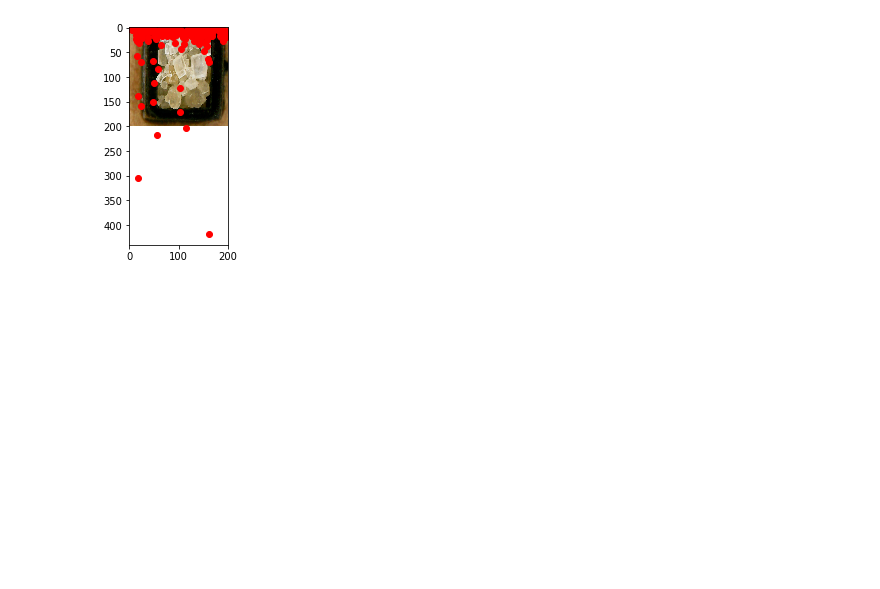
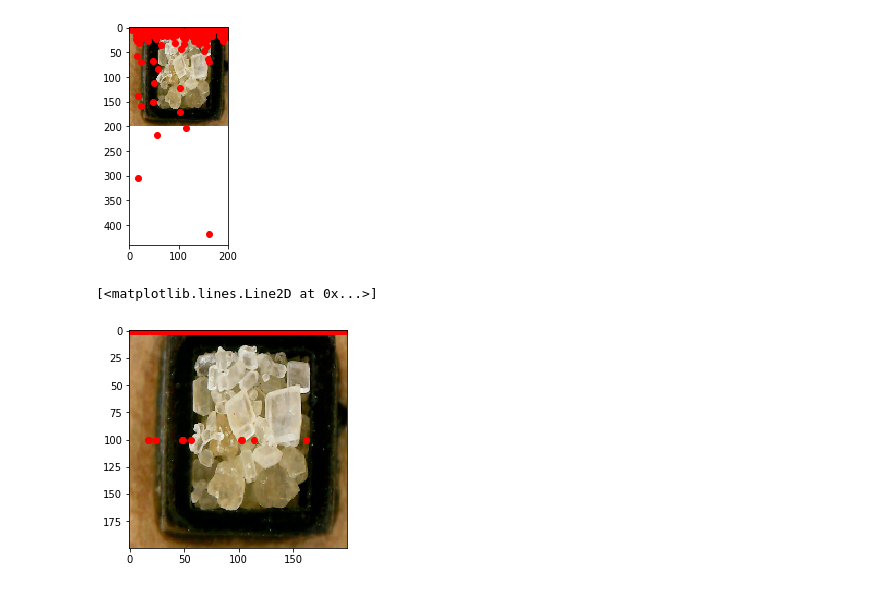
Before and after one commit to ucfilho/marquesgabi, a Jupyter notebook: Sugar_08_maio_06_2019.ipynb, the cells around one changed output. Cells and saved outputs as stored; diff of their text form; code cells hidden in the pictures; blank space fills up the shorter version.

```diff
--- a/Sugar_08_maio_06_2019.ipynb
+++ b/Sugar_08_maio_06_2019.ipynb
@@ -248,3 +248,30 @@ plt.plot(t,w, 'o', color='red')
 # %% [output]
 [<matplotlib.lines.Line2D at 0x...>]
 [figure]
+# %%
+resized = cv2.resize(x[2], (200,200))
+Indice=resized.shape
+N1=Indice[0]
+N2=Indice[1]
+N3=Indice[2]
+Ref=100
+t=[]
+y=[]
+w=[]
+cont=0
+j=int(N2/2)
+for i in range(N1-1):
+  A=sum(resized[i,j,:])
+  B=sum(resized[i+1,j,:])
+  delta=abs(A-B)
+  if(delta>Ref):
+    w+=[100]
+  else:
+    w+=[0]
+  t+=[cont]
+  cont=cont+1
+plt.imshow(resized)
+plt.plot(t,w, 'o', color='red')
+# %% [output]
+[<matplotlib.lines.Line2D at 0x...>]
+[figure, added]
```
Also changed, not shown: parts of 1 cell of this notebook.
